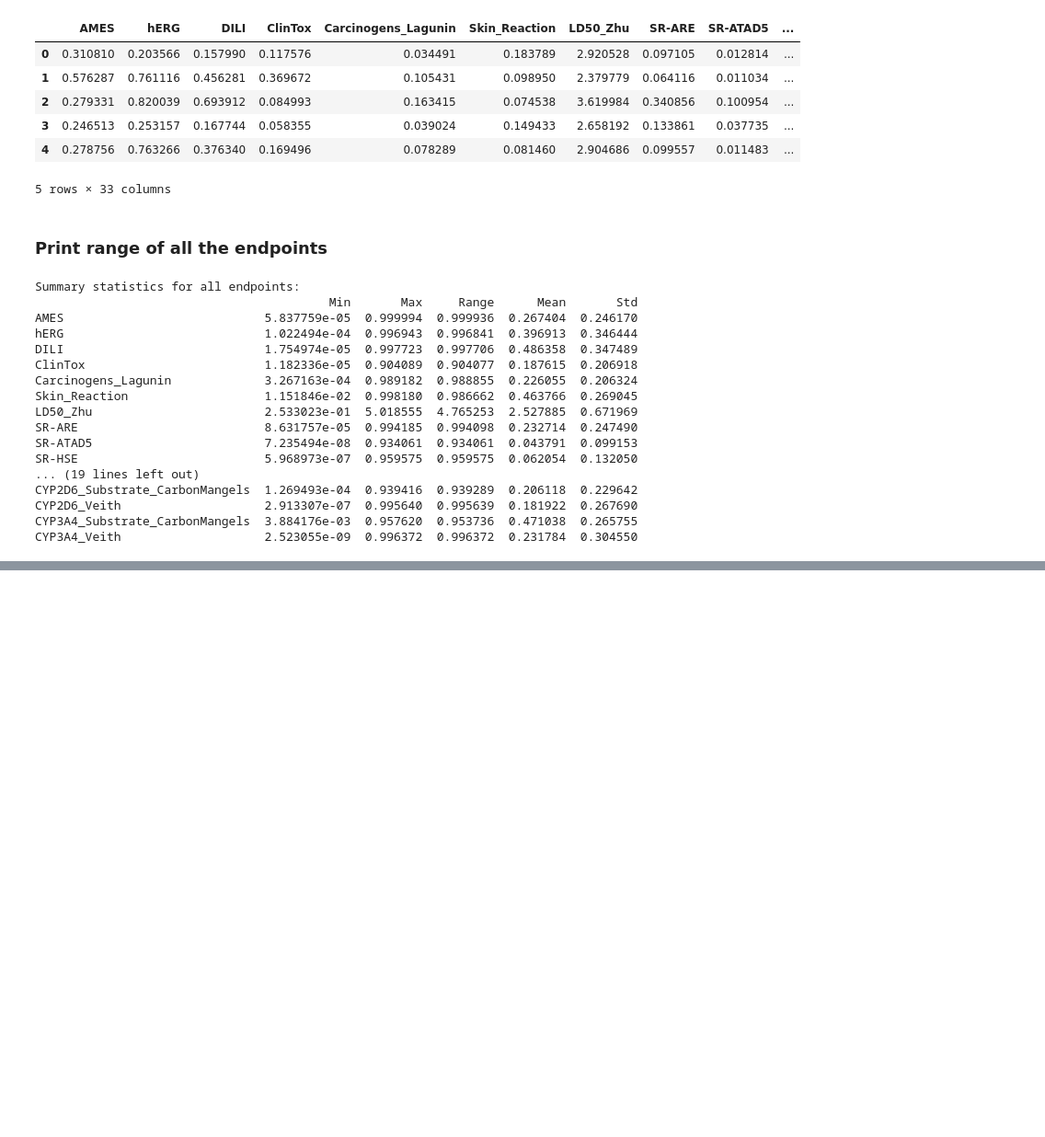
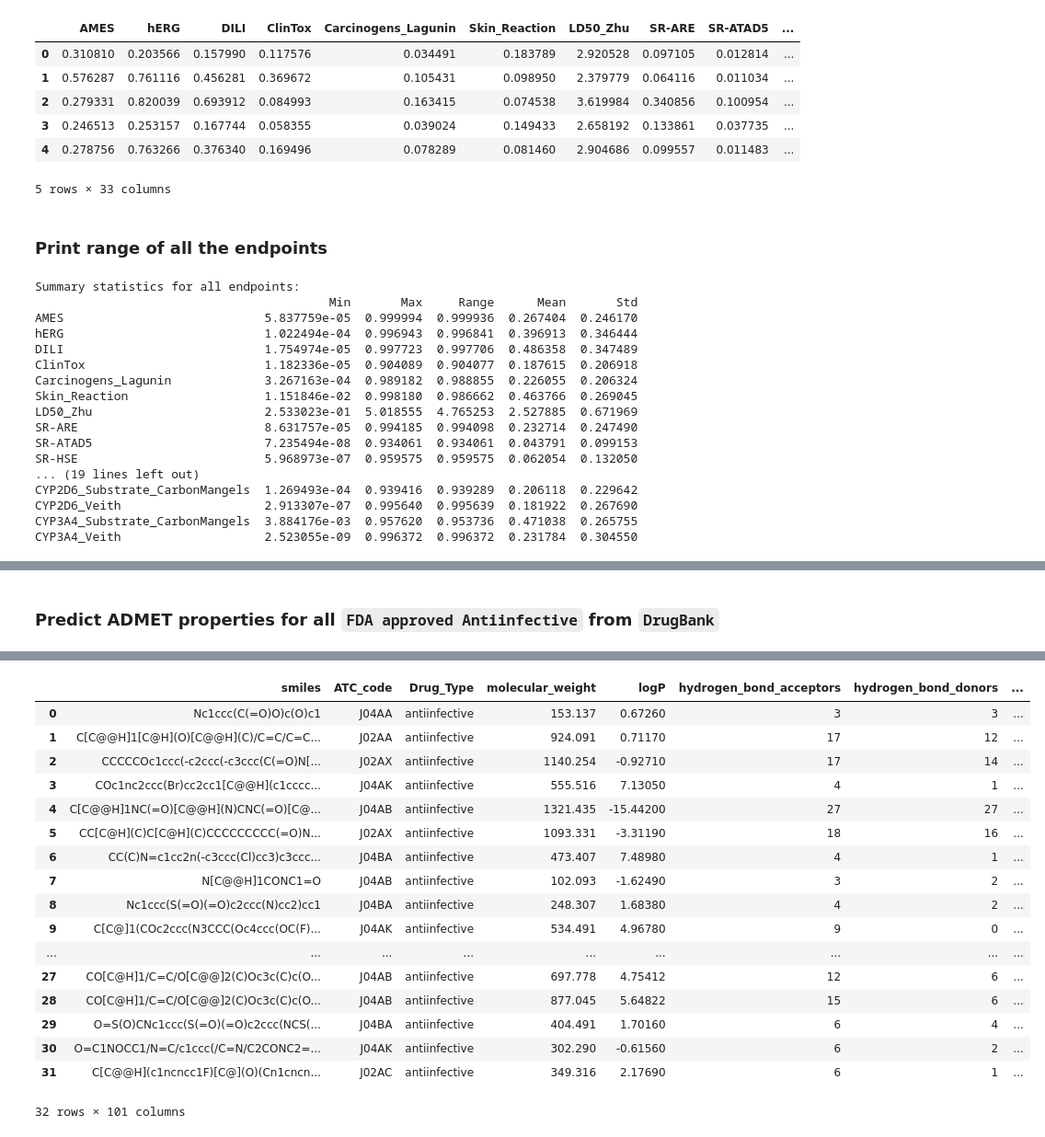
Before and after one commit to soumyadeepghosh35/DTRA_DrugDesign, a Jupyter notebook: DTRA_project_notebooks/Step6_Toxicity_DrugbankDrugcentral.ipynb, the cells around one changed output, grey strips where cells are left out. Shown at 92% size. Cells and saved outputs as stored; diff of their text form; code cells hidden in the pictures; blank space fills up the shorter version.

Commit message:
added fda approved antibiotic for ART preiction

```diff
--- a/DTRA_project_notebooks/Step6_Toxicity_DrugbankDrugcentral.ipynb
+++ b/DTRA_project_notebooks/Step6_Toxicity_DrugbankDrugcentral.ipynb
@@ -318,0 +323,4 @@ CYP3A4_Veith                    2.523055e-09  0.996372  0.996372  0.231784  0.30
+# %%
+drugBankDrug_FDAapproved = pd.read_csv(resultsDir + "drugbank_approved-admet_paper.csv", dtype=str)
+print(f"Loaded {len(drugBankDrug_FDAapproved)} molecules")
+drugBankDrug_FDAapproved
@@ -318,0 +599,45 @@ CYP3A4_Veith                    2.523055e-09  0.996372  0.996372  0.231784  0.30
+# %% [markdown]
+### Predict ADMET properties for all `FDA approved Antiinfective` from `DrugBank`
+# %%
+# Keep only rows with valid, non-empty SMILES
+drugBankDrug_FDAapproved_otherAntiinfective_input = (
+    drugBankDrug_FDAapproved_otherAntiinfective[
+        drugBankDrug_FDAapproved_otherAntiinfective["smiles"].notna() &
+        (drugBankDrug_FDAapproved_otherAntiinfective["smiles"].astype(str).str.strip() != "")
+    ]
+    .copy()
+    .reset_index(drop=True)
+)
+
+# Initialize ADMET-AI model
+model = ADMETModel()
+
+# Get SMILES list
+smilesList = drugBankDrug_FDAapproved_otherAntiinfective_input["smiles"].tolist()
+
+# Predict ADMET properties
+predictionsDF = model.predict(smiles=smilesList)
+
+# Ensure predictions are a DataFrame and bring SMILES back as a column
+if not isinstance(predictionsDF, pd.DataFrame):
+    predictionsDF = pd.DataFrame(predictionsDF)
+
+predictionsDF = predictionsDF.reset_index()
+
+# Standardize the SMILES column name if needed
+if "index" in predictionsDF.columns and "smiles" not in predictionsDF.columns:
+    predictionsDF = predictionsDF.rename(columns={"index": "smiles"})
+
+# Keep smiles + ATC_code + Drug_Type, then merge ADMET-AI predictions
+drugBankDrug_FDAapproved_otherAntiinfective_wToxicity = (
+    drugBankDrug_FDAapproved_otherAntiinfective_input[["smiles", "ATC_code", "Drug_Type"]]
+    .merge(predictionsDF, on="smiles", how="left")
+    .reset_index(drop=True)
+)
+
+print("Input antiviral dataframe shape:", drugBankDrug_FDAapproved_otherAntiinfective_input.shape)
+print("Predicted antiviral ADMET dataframe shape:", drugBankDrug_FDAapproved_otherAntiinfective_wToxicity.shape)
+
+drugBankDrug_FDAapproved_otherAntiinfective_wToxicity.to_csv(resultsDir + 'drugBankDrug_FDAapproved_otherAntiinfective_wToxicity.csv', encoding='utf-8')
+drugBankDrug_FDAapproved_otherAntiinfective_wToxicity
+# %% [output]
@@ -318,0 +661,18 @@ CYP3A4_Veith                    2.523055e-09  0.996372  0.996372  0.231784  0.30
+|  | smiles | ATC_code | Drug_Type | molecular_weight | logP | hydrogen_bond_acceptors | hydrogen_bond_donors | ... |
+| 0 | Nc1ccc(C(=O)O)c(O)c1 | J04AA | antiinfective | 153.137 | 0.67260 | 3 | 3 | ... |
+| 1 | C[C@@H]1[C@H](O)[C@@H](C)/C=C/C=C... | J02AA | antiinfective | 924.091 | 0.71170 | 17 | 12 | ... |
+| 2 | CCCCCOc1ccc(-c2ccc(-c3ccc(C(=O)N[... | J02AX | antiinfective | 1140.254 | -0.92710 | 17 | 14 | ... |
+| 3 | COc1nc2ccc(Br)cc2cc1[C@@H](c1cccc... | J04AK | antiinfective | 555.516 | 7.13050 | 4 | 1 | ... |
+| 4 | C[C@@H]1NC(=O)[C@@H](N)CNC(=O)[C@... | J04AB | antiinfective | 1321.435 | -15.44200 | 27 | 27 | ... |
+| 5 | CC[C@H](C)C[C@H](C)CCCCCCCCC(=O)N... | J02AX | antiinfective | 1093.331 | -3.31190 | 18 | 16 | ... |
+| 6 | CC(C)N=c1cc2n(-c3ccc(Cl)cc3)c3ccc... | J04BA | antiinfective | 473.407 | 7.48980 | 4 | 1 | ... |
+| 7 | N[C@@H]1CONC1=O | J04AB | antiinfective | 102.093 | -1.62490 | 3 | 2 | ... |
+| 8 | Nc1ccc(S(=O)(=O)c2ccc(N)cc2)cc1 | J04BA | antiinfective | 248.307 | 1.68380 | 4 | 2 | ... |
+| 9 | C[C@]1(COc2ccc(N3CCC(Oc4ccc(OC(F)... | J04AK | antiinfective | 534.491 | 4.96780 | 9 | 0 | ... |
+| ... | ... | ... | ... | ... | ... | ... | ... | ... |
+| 27 | CO[C@H]1/C=C/O[C@@]2(C)Oc3c(C)c(O... | J04AB | antiinfective | 697.778 | 4.75412 | 12 | 6 | ... |
+| 28 | CO[C@H]1/C=C/O[C@@]2(C)Oc3c(C)c(O... | J04AB | antiinfective | 877.045 | 5.64822 | 15 | 6 | ... |
+| 29 | O=S(O)CNc1ccc(S(=O)(=O)c2ccc(NCS(... | J04BA | antiinfective | 404.491 | 1.70160 | 6 | 4 | ... |
+| 30 | O=C1NOCC1/N=C/c1ccc(/C=N/C2CONC2=... | J04AK | antiinfective | 302.290 | -0.61560 | 6 | 2 | ... |
+| 31 | C[C@@H](c1ncncc1F)[C@](O)(Cn1cncn... | J02AC | antiinfective | 349.316 | 2.17690 | 6 | 1 | ... |
+32 rows × 101 columns
```
Also changed, not shown: parts of 11 cells of this notebook, 3 other files.
